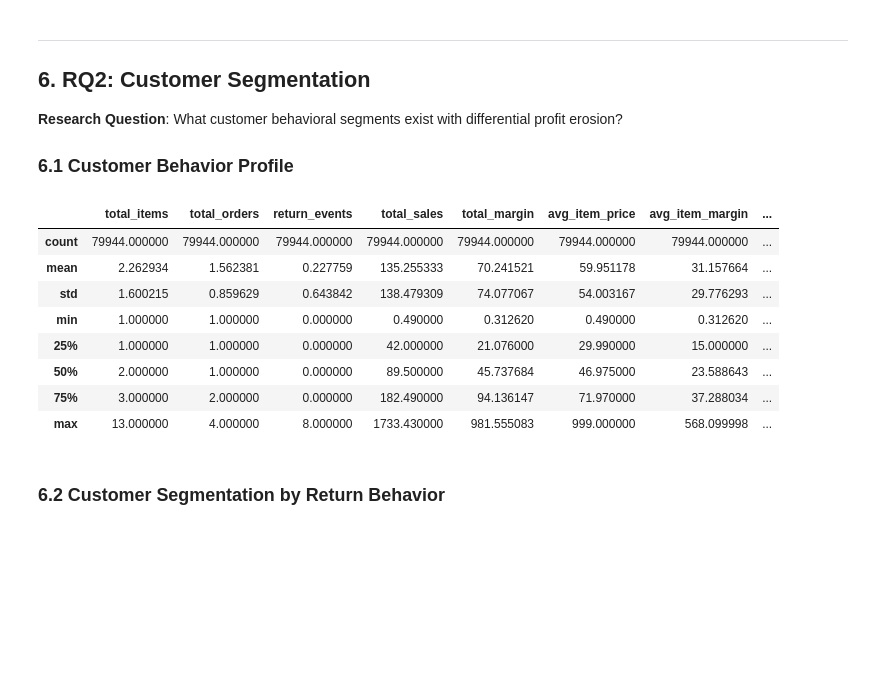
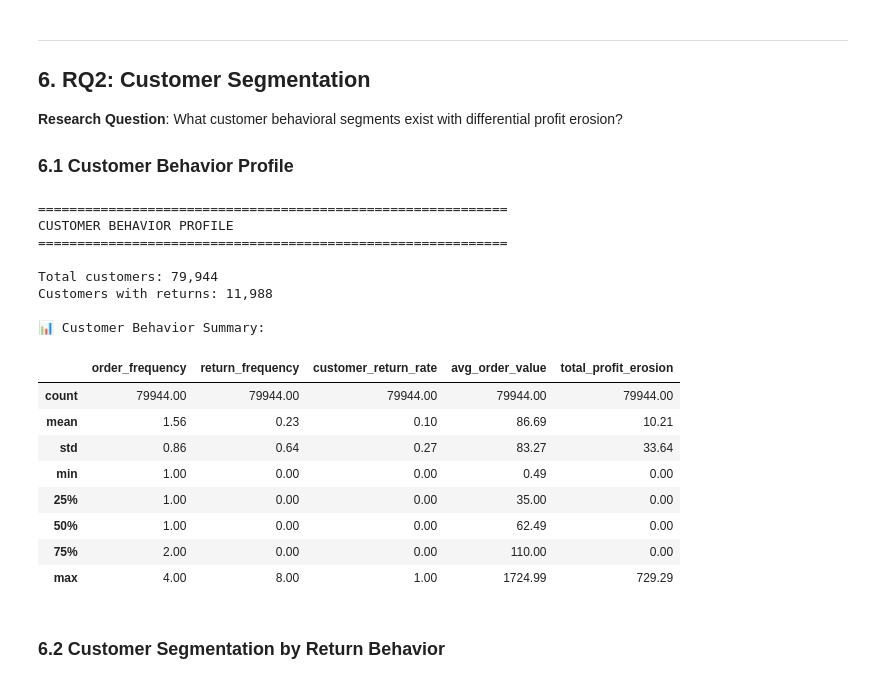
Before and after one commit to kojounfc/unfc-capstone-project-1, a Jupyter notebook: notebooks/profit_erosion_analysis.ipynb, the cells around one changed output. Cells and saved outputs as stored; diff of their text form; code cells hidden in the pictures; blank space fills up the shorter version.

```diff
--- a/notebooks/profit_erosion_analysis.ipynb
+++ b/notebooks/profit_erosion_analysis.ipynb
@@ -234,0 +428,25 @@ Final dataset: 180,908 rows, 51 columns
+# %%
+# Aggregate profit erosion by customer
+print("\n🔄 Aggregating profit erosion to customer level...")
+
+customer_erosion = aggregate_profit_erosion_by_customer(df_returned)
+print(f"✓ Customers with returns: {len(customer_erosion):,}")
+
+# Merge customer features with erosion data
+customer_df = customer_features.merge(
+    customer_erosion[["user_id", "total_margin_reversal", "total_process_cost", "total_profit_erosion"]],
+    on="user_id",
+    how="left"
+)
+
+# Fill NaN for customers without returns (erosion = 0)
+customer_df["total_profit_erosion"] = customer_df["total_profit_erosion"].fillna(0)
+customer_df["total_margin_reversal"] = customer_df["total_margin_reversal"].fillna(0)
+customer_df["total_process_cost"] = customer_df["total_process_cost"].fillna(0)
+
+print(f"\n📊 Customer Profit Erosion Distribution:")
+print(f"  Customers with erosion > 0: {(customer_df['total_profit_erosion'] > 0).sum():,}")
+print(f"  Mean erosion: ${customer_df['total_profit_erosion'].mean():.2f}")
+print(f"  Median erosion: ${customer_df['total_profit_erosion'].median():.2f}")
+print(f"  Max erosion: ${customer_df['total_profit_erosion'].max():.2f}")
+print(f"  75th percentile: ${customer_df['total_profit_erosion'].quantile(0.75):.2f}")
@@ -380,19 +722,38 @@ TOTAL PROFIT EROSION: $837,414.54
 
 ### 6.1 Customer Behavior Profile
 # %%
-# Build customer behavior profile
-customer_behavior = build_customer_behavior_profile(df)
-customer_behavior.describe()
+# Customer behavior profile (using US06 customer features)
+print("=" * 60)
+print("CUSTOMER BEHAVIOR PROFILE")
+print("=" * 60)
+
+# Use customer_df which includes behavioral features and erosion
+print(f"\nTotal customers: {len(customer_df):,}")
+print(f"Customers with returns: {(customer_df['return_frequency'] > 0).sum():,}")
+
+# Display summary of customer behavior
+print("\n📊 Customer Behavior Summary:")
+behavior_summary = customer_df[["order_frequency", "return_frequency", "customer_return_rate",
+                                 "avg_order_value", "total_profit_erosion"]].describe().round(2)
+behavior_summary
 # %% [output]
+============================================================
+CUSTOMER BEHAVIOR PROFILE
+============================================================
+
+Total customers: 79,944
+Customers with returns: 11,988
+
+📊 Customer Behavior Summary:
-|  | total_items | total_orders | return_events | total_sales | total_margin | avg_item_price | avg_item_margin | ... |
-| count | 79944.000000 | 79944.000000 | 79944.000000 | 79944.000000 | 79944.000000 | 79944.000000 | 79944.000000 | ... |
-| mean | 2.262934 | 1.562381 | 0.227759 | 135.255333 | 70.241521 | 59.951178 | 31.157664 | ... |
-| std | 1.600215 | 0.859629 | 0.643842 | 138.479309 | 74.077067 | 54.003167 | 29.776293 | ... |
-| min | 1.000000 | 1.000000 | 0.000000 | 0.490000 | 0.312620 | 0.490000 | 0.312620 | ... |
-| 25% | 1.000000 | 1.000000 | 0.000000 | 42.000000 | 21.076000 | 29.990000 | 15.000000 | ... |
-| 50% | 2.000000 | 1.000000 | 0.000000 | 89.500000 | 45.737684 | 46.975000 | 23.588643 | ... |
-| 75% | 3.000000 | 2.000000 | 0.000000 | 182.490000 | 94.136147 | 71.970000 | 37.288034 | ... |
-| max | 13.000000 | 4.000000 | 8.000000 | 1733.430000 | 981.555083 | 999.000000 | 568.099998 | ... |
+|  | order_frequency | return_frequency | customer_return_rate | avg_order_value | total_profit_erosion |
+| count | 79944.00 | 79944.00 | 79944.00 | 79944.00 | 79944.00 |
+| mean | 1.56 | 0.23 | 0.10 | 86.69 | 10.21 |
+| std | 0.86 | 0.64 | 0.27 | 83.27 | 33.64 |
+| min | 1.00 | 0.00 | 0.00 | 0.49 | 0.00 |
+| 25% | 1.00 | 0.00 | 0.00 | 35.00 | 0.00 |
+| 50% | 1.00 | 0.00 | 0.00 | 62.49 | 0.00 |
+| 75% | 2.00 | 0.00 | 0.00 | 110.00 | 0.00 |
+| max | 4.00 | 8.00 | 1.00 | 1724.99 | 729.29 |
 # %% [markdown]
 ### 6.2 Customer Segmentation by Return Behavior
 # %%
```
Also changed, not shown: parts of 19 cells of this notebook.
